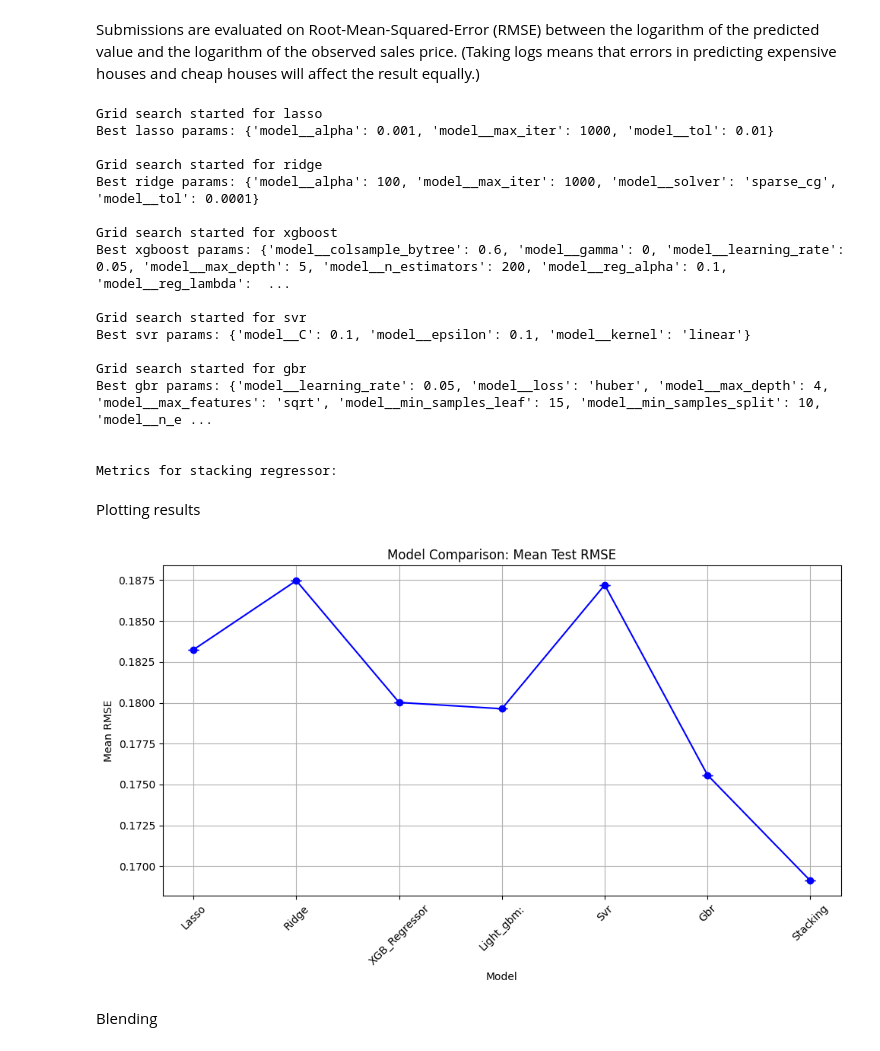
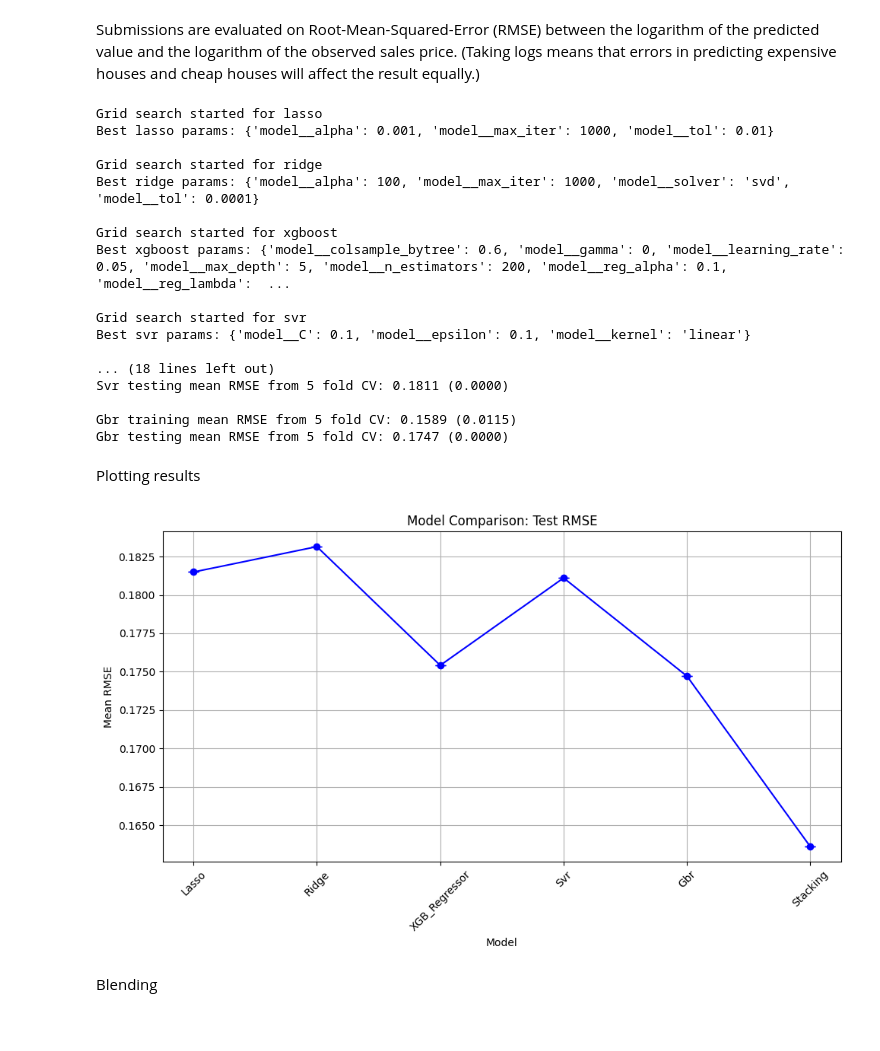
Before and after one commit to sopphh/415-Final-Project, a Jupyter notebook: 415FinalProject.ipynb, the cells around one changed output. Saved outputs shown, nothing was run; the diff lists cells and outputs as text; code cells hidden in the pictures.

```diff
--- a/415FinalProject.ipynb
+++ b/415FinalProject.ipynb
@@ -390,7 +386,7 @@ def cv_rmse(model, training_features, training_target):
 # Prep parameter grid for gridsearch on models in the pipeline
 param_grids = {
     'lasso': {
-        # 'model__alpha': [1e-3, 1e-2, 1e-1, 1, 10, 100],
+        # 'model__alpha': [1e-3, 0.005, 1e-2, 1e-1, 1, 10, 100],
         # 'model__max_iter': [1000, 100000, 10000000],
         # 'model__tol': [1e-4, 1e-3, 1e-2]
         'model__alpha': [0.001], 'model__max_iter': [1000], 'model__tol': [0.01]
@@ -401,7 +397,7 @@ param_grids = {
         # 'model__max_iter': [1000, 5000, 10000],
         # 'model__tol': [1e-4, 1e-3, 1e-2],
         # 'model__solver': ['auto', 'svd', 'cholesky', 'lsqr', 'sparse_cg', 'sag', 'saga']
-        'model__alpha': [100], 'model__max_iter': [1000], 'model__solver': ['sparse_cg'], 'model__tol': [0.0001]
+        'model__alpha': [100], 'model__max_iter': [1000], 'model__solver': ['svd'], 'model__tol': [0.0001]
     },
     'xgboost': {
         # 'model__n_estimators': [50, 100, 200],
@@ -414,19 +410,6 @@ param_grids = {
         # 'model__reg_lambda': [0.1, 1, 10]
         'model__colsample_bytree': [0.6], 'model__gamma': [0], 'model__learning_rate': [0.05], 'model__max_depth': [5], 'model__n_estimators': [200], 'model__reg_alpha': [0.1], 'model__reg_lambda': [0.1], 'model__subsample': [0.6]
     },
-    # 'lightgbm' : {
-    #     # 'model__n_estimators': [50, 100, 200],
-    #     # 'model__learning_rate': [0.01, 0.05, 0.1, 0.2],
-    #     # 'model__max_depth': [-1, 3, 5, 7],
-    #     # 'model__num_leaves': [31, 50, 100],
-    #     # 'model__subsample': [0.6, 0.8, 1.0],
-    #     # 'model__colsample_bytree': [0.6, 0.8, 1.0],
-    #     # 'model__reg_alpha': [0, 0.1, 1],
-    #     # 'model__reg_lambda': [0.1, 1, 10]
-    #     'model__n_estimators': [5000], 'model__learning_rate': [0.01], 'model__num_leaves': [4],
-    #     'model__max_bin': [200], 'model__bagging_fraction': [0.75], 'model__bagging_freq': [5],
-    #     'model__feature_fraction': [0.2], 'model__verbose': [-1]
-    # },
     'svr' : {
         # 'model__C': [0.1, 1, 10, 100],
         # 'model__epsilon': [0.01, 0.1, 0.2, 0.5],
@@ -455,13 +438,10 @@ models = {
     'xgboost': Pipeline([
         ('model', XGBRegressor(random_state=42))
     ]),
-    'svr': Pipeline([  # Added Support Vector Regressor (SVR)
+    'svr': Pipeline([
         ('scaler', RobustScaler()),
         ('model', SVR())
     ]),
-    # 'lightgbm': Pipeline([  # Fixed to use LGBMRegressor for LightGBM
-    #     ('model', lgb.LGBMRegressor(random_state=42))
-    # ]),
     'gbr': Pipeline([
         ('scaler', RobustScaler()),
         ('model', GradientBoostingRegressor(random_state=42))
@@ -478,15 +458,13 @@ for model, pipeline in models.items():
     grid.fit(X_train, y_train)
     best_models[model] = grid.best_estimator_
 
-    # Print metrics
+    # Print parameters
     print(f"Best {model} params: {grid.best_params_}\n")
-    # print(f"Best cross-validation MSE score: {-grid.best_score_}")
 
 # Gather the best models for stacking
 lasso = best_models['lasso']
 ridge = best_models['ridge']
 xgb = best_models['xgboost']
-# lightgbm = best_models['lightgbm']
 svr = best_models['svr']
 gbr = best_models['gbr']
 
@@ -497,11 +475,9 @@ stack_gen = StackingRegressor(
         ('ridge', best_models['ridge']),        # Ridge model from grid search
         ('svr', best_models['svr']),            # Support Vector Regressor
         ('xgboost', best_models['xgboost']),    # XGBoost model from grid search
-        # ('lightgbm', best_models['lightgbm']),   # LightGBM model from grid search
         ('gbr', best_models['gbr'])
     ],
-    # final_estimator=Ridge(random_state=42),  # Lasso as the final estimator
-    final_estimator=XGBRegressor(random_state=42),  # Lasso as the final estimator
+    final_estimator=Ridge(random_state=42),  # Lasso as the final estimator, not xgboost
     cv=5,
 )
 
@@ -510,7 +486,6 @@ regressors = {
                 "Lasso": lasso,
                 "Ridge": ridge,
                 "XGB_Regressor": xgb,
-                # "Light_gbm:": lightgbm,
                 "Svr": svr,
                 "Gbr":gbr,
              }
@@ -555,7 +530,7 @@ Grid search started for lasso
 Best lasso params: {'model__alpha': 0.001, 'model__max_iter': 1000, 'model__tol': 0.01}
 
 Grid search started for ridge
-Best ridge params: {'model__alpha': 100, 'model__max_iter': 1000, 'model__solver': 'sparse_cg', 'model__tol': 0.0001}
+Best ridge params: {'model__alpha': 100, 'model__max_iter': 1000, 'model__solver': 'svd', 'model__tol': 0.0001}
 
 Grid search started for xgboost
 Best xgboost params: {'model__colsample_bytree': 0.6, 'model__gamma': 0, 'model__learning_rate': 0.05, 'model__max_depth': 5, 'model__n_estimators': 200, 'model__reg_alpha': 0.1, 'model__reg_lambda':  ...
@@ -563,27 +538,27 @@ Best xgboost params: {'model__colsample_bytree': 0.6, 'model__gamma': 0, 'model_
 Grid search started for svr
 Best svr params: {'model__C': 0.1, 'model__epsilon': 0.1, 'model__kernel': 'linear'}
 
-Grid search started for gbr
-Best gbr params: {'model__learning_rate': 0.05, 'model__loss': 'huber', 'model__max_depth': 4, 'model__max_features': 'sqrt', 'model__min_samples_leaf': 15, 'model__min_samples_split': 10, 'model__n_e ...
+... (18 lines left out)
+Svr testing mean RMSE from 5 fold CV: 0.1811 (0.0000)
 
-
-Metrics for stacking regressor:
+Gbr training mean RMSE from 5 fold CV: 0.1589 (0.0115)
+Gbr testing mean RMSE from 5 fold CV: 0.1747 (0.0000)
 # %% [markdown]
 Plotting results
 # %%
 # Plotting the results
 plt.figure(figsize=(10, 6))
 plt.errorbar(model_names, mean_rmse, yerr=std_rmse, fmt='o', color='b', capsize=5, linestyle='-', marker='o')
-plt.title('Model Comparison: Mean Test RMSE')
+plt.title('Model Comparison: Test RMSE')
 plt.xlabel('Model')
 plt.ylabel('Mean RMSE')
 plt.xticks(rotation=45)
 plt.grid(True)
 plt.tight_layout()
 plt.savefig('final_results_plot.png')
 plt.show()
 # %% [output]
-[figure, old version]
+[figure, new version]
 # %% [markdown]
 Blending
 # %%
```
Also changed, not shown: parts of 5 cells of this notebook.
